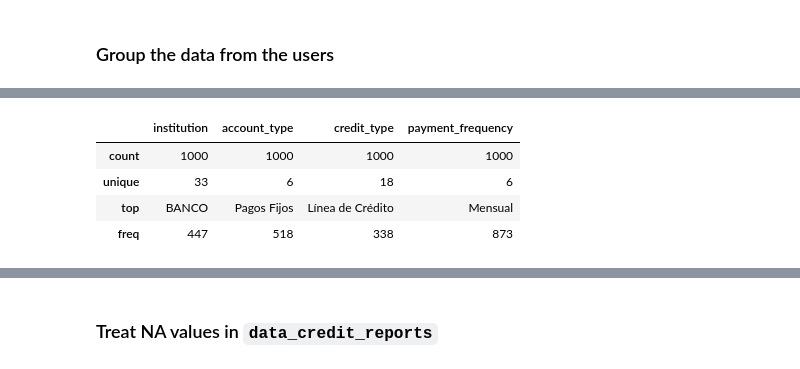
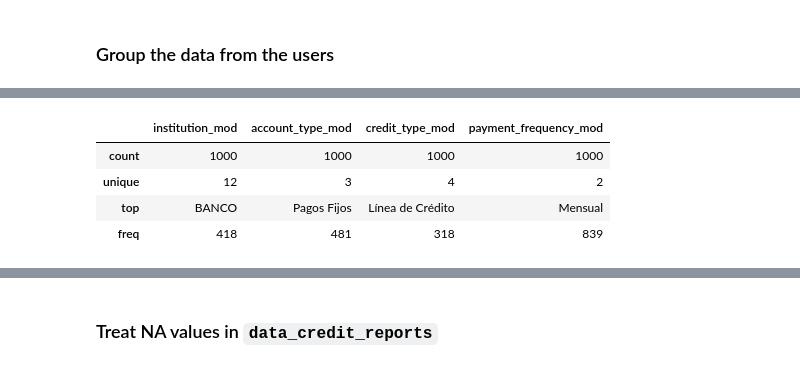
Before and after one commit to IsaiasGutierrezCruz/CreditRisk, a Jupyter notebook: ChallengeCreditRisk.ipynb, the cells around one changed output, grey strips where cells are left out. Saved outputs shown, nothing was run; the diff lists cells and outputs as text; code cells hidden in the pictures.

```diff
--- a/ChallengeCreditRisk.ipynb
+++ b/ChallengeCreditRisk.ipynb
@@ -403,6 +394,6 @@ data2.drop(['credit_type'], axis=1, inplace=True)
 Group the classes of the variable `payment_frequency`
 # %%
 classes = payment_frequency_count[payment_frequency_count.payment_frequency > payment_frequency_count.payment_frequency.quantile(0.9)]['index']#.sum()
-new_column = createDataToNewColumn(data2['payment_frequency'], classes)
-data2.insert(5, 'payment_frequency_mod', new_column, True)
-data2.drop(['payment_frequency'], axis=1, inplace=True)
+new_column = createDataToNewColumn(data_credit_reports['payment_frequency'], classes)
+data_credit_reports.insert(5, 'payment_frequency_mod', new_column, True)
+data_credit_reports.drop(['payment_frequency'], axis=1, inplace=True)
@@ -460,3 +402,9 @@ data2
+# %%
+data_credit_reports['account_opening_year'] = data_credit_reports['account_opening_date'].dt.year
+data_credit_reports['account_opening_month'] = data_credit_reports['account_opening_date'].dt.month
+data_credit_reports['account_opening_week'] = data_credit_reports['account_opening_date'].dt.isocalendar().week
+# %%
+data_credit_reports.drop(['account_opening_date'], axis=1, inplace=True)
 # %% [markdown]
 ### Group the data from the users
 # %%
@@ -464,2 +412,5 @@ agg_data2 = data2.groupby('user_id').agg({'institution': [pd.Series.mode], 'acco
 # %%
-agg_data2 = data2.groupby(['user_id'])['institution', 'account_type', 'credit_type', 'payment_frequency'].agg(lambda x: pd.Series.mode(x)[0])
+agg_data2_cate = data_credit_reports.groupby(['user_id'])['institution_mod', 'account_type_mod',
+                                            'credit_type_mod', 'payment_frequency_mod',
+                                            'account_opening_year', 'account_opening_month',
+                                           'account_opening_week'].agg(lambda x: pd.Series.mode(x)[0])
@@ -483,8 +434,8 @@ agg_data2
 # %%
-agg_data2.describe(include=['object', 'bool'])
+agg_data2_cate.describe(include=['object', 'bool'])
 # %% [output]
-|  | institution | account_type | credit_type | payment_frequency |
+|  | institution_mod | account_type_mod | credit_type_mod | payment_frequency_mod |
 | count | 1000 | 1000 | 1000 | 1000 |
-| unique | 33 | 6 | 18 | 6 |
+| unique | 12 | 3 | 4 | 2 |
 | top | BANCO | Pagos Fijos | Línea de Crédito | Mensual |
-| freq | 447 | 518 | 338 | 873 |
+| freq | 418 | 481 | 318 | 839 |
```
Also changed, not shown: parts of 17 cells of this notebook.
